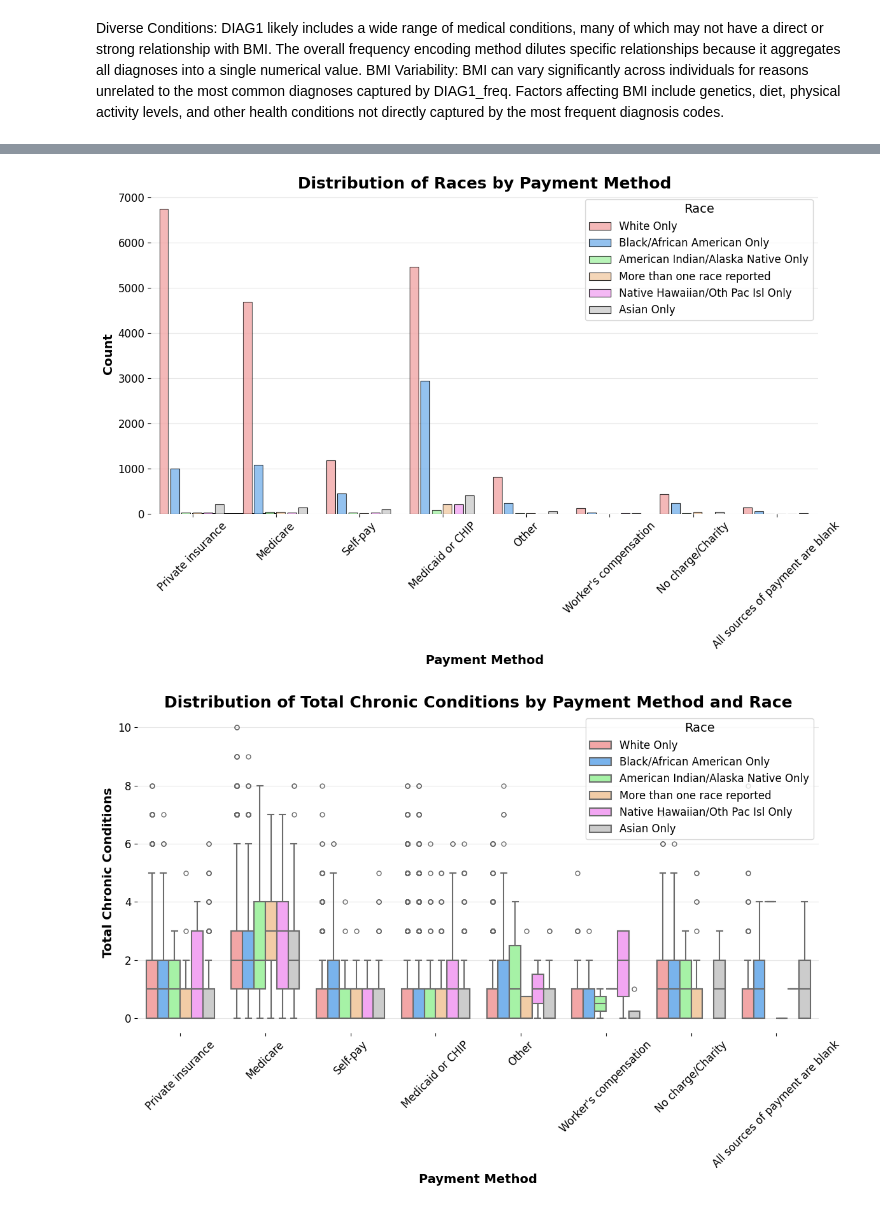
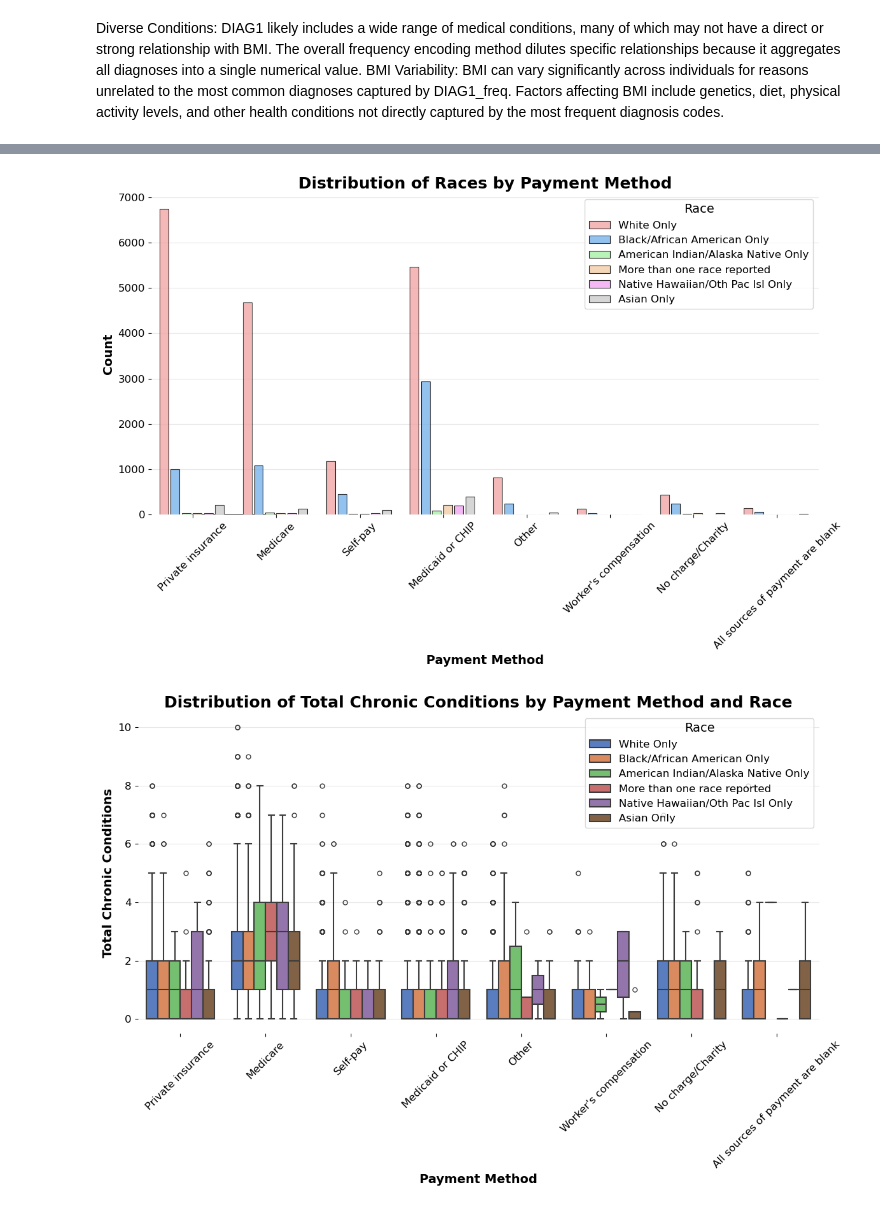
Before and after one commit to sean7x/pathclarity, a Jupyter notebook: notebooks/2.0-jj-stats_analysis.ipynb, the cells around one changed output, grey strips where cells are left out. Cells and saved outputs as stored; diff of their text form; code cells hidden in the pictures.

```diff
--- a/notebooks/2.0-jj-stats_analysis.ipynb
+++ b/notebooks/2.0-jj-stats_analysis.ipynb
@@ -3,7 +3,7 @@ import pandas as pd
 from scipy.stats import chi2_contingency, f_oneway, kruskal
 
 # Load the dataset
-file_path = '/Users/jeffreyjin/Downloads/final_evaluation.csv'
+file_path = '../data/cleaned/final_evaluation.csv'
 data = pd.read_csv(file_path)
 data.head()
 # %% [output]
@@ -439,35 +439,36 @@ for bar in ax.patches:
     path = Path(vertices, codes)
     patch = PathPatch(path, edgecolor='black', facecolor=bar.get_facecolor(), linewidth=0.8)
     ax.add_patch(patch)
 
 plt.xlabel('Payment Method', fontsize=14, fontweight='bold')
 plt.ylabel('Count', fontsize=14, fontweight='bold')
 plt.title('Distribution of Races by Payment Method', fontsize=18, fontweight='bold')
 plt.xticks(rotation=45, fontsize=12)
 plt.yticks(fontsize=12)
 plt.legend(title='Race', fontsize=12, title_fontsize=14)
 plt.grid(axis='y', alpha=0.3, zorder=1)  # Set the z-order of the grid to be behind the bars
 sns.despine(left=True, bottom=True)
 plt.tight_layout()
 plt.show()
 
 # Box Plot: Distribution of Total Chronic Conditions by Payment Method and Race
+sns.set_palette(sns.color_palette("muted"))
 plt.figure(figsize=(12, 8))
 sns.boxplot(data=data, x='PAYTYPER', y='TOTCHRON', hue='RACE', linewidth=1.5, fliersize=5)
 plt.xlabel('Payment Method', fontsize=14, fontweight='bold')
 plt.ylabel('Total Chronic Conditions', fontsize=14, fontweight='bold')
 plt.title('Distribution of Total Chronic Conditions by Payment Method and Race',
           fontsize=18, fontweight='bold')
 plt.xticks(rotation=45, fontsize=12)
 plt.yticks(fontsize=12)
 plt.legend(title='Race', fontsize=12, title_fontsize=14)
 plt.grid(axis='y', alpha=0.3)
 sns.despine(left=True, bottom=True)
 plt.tight_layout()
 plt.show()
 # %% [output]
-[figure, old version]
+[figure, new version]
-[figure, old version]
+[figure, new version]
 # %%
 import pandas as pd
 import matplotlib.pyplot as plt
```
Also changed, not shown: parts of 9 cells of this notebook.
